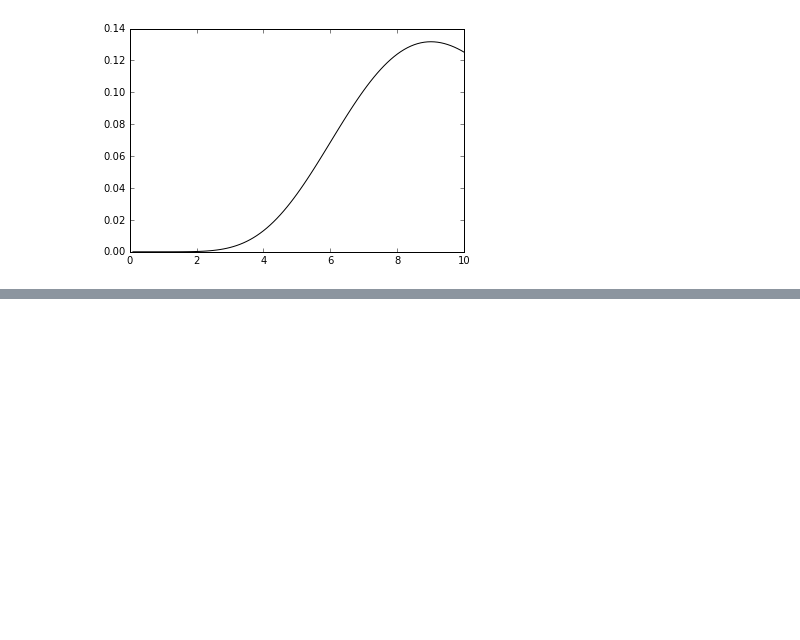
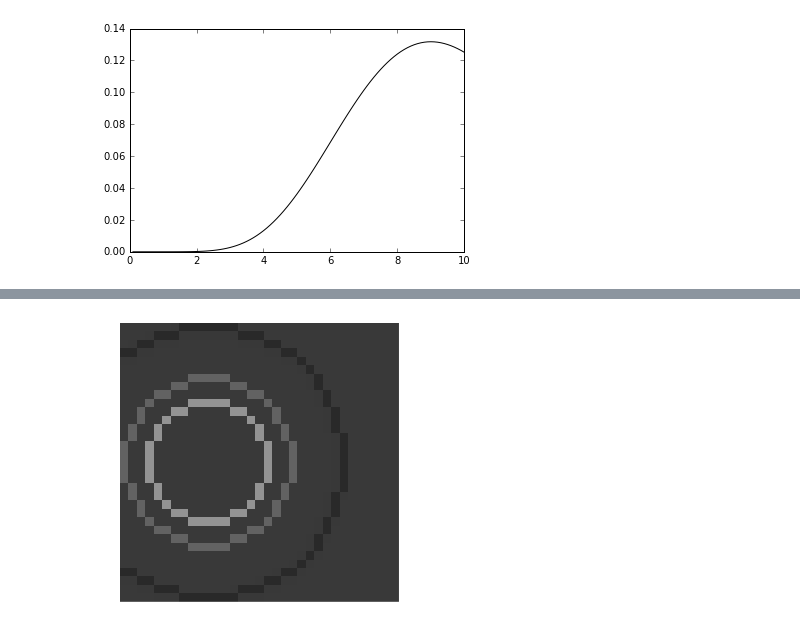
Before and after one commit to pussinboot/tAIko, a Jupyter notebook: notebooks/learning.ipynb, the cells around one changed output, grey strips where cells are left out. Cells and saved outputs as stored; diff of their text form; code cells hidden in the pictures; blank space fills up the shorter version.

```diff
--- a/notebooks/learning.ipynb
+++ b/notebooks/learning.ipynb
@@ -111,0 +142,6 @@ plt.show()
+# %%
+o = 6
+snippy = a_frame[75:108, 13+o:46+o, :]
+show_screen(snippy)
+# %% [output]
+[figure, added]
```
Also changed, not shown: parts of 9 cells of this notebook, 1 other file.
